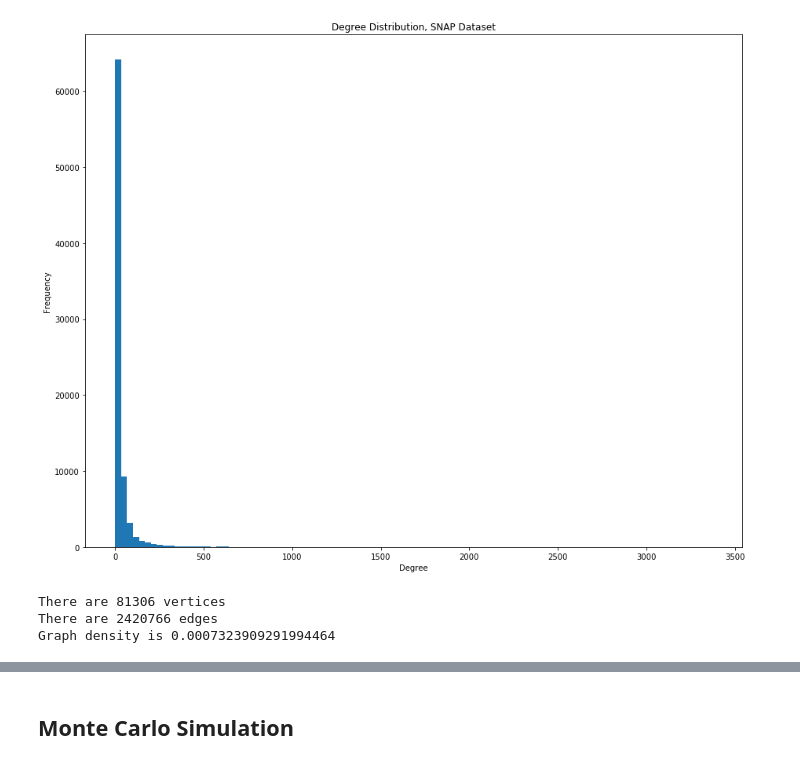
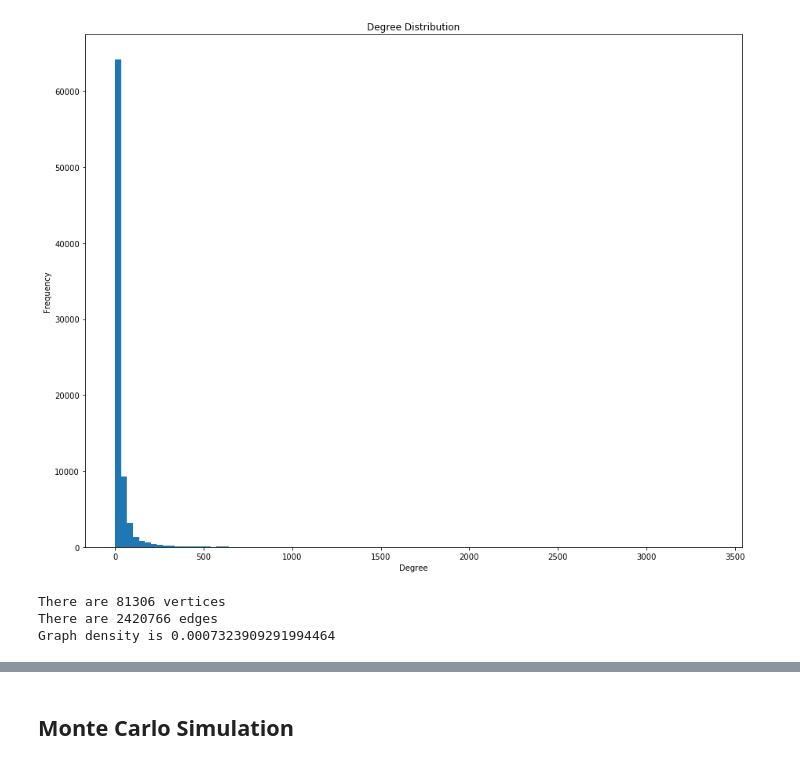
Before and after one commit to mattreyes/rumour-spread-model, a Jupyter notebook: sir_graph_simulation.ipynb, the cells around one changed output, grey strips where cells are left out. Cells and saved outputs as stored; diff of their text form; code cells hidden in the pictures.

```diff
--- a/sir_graph_simulation.ipynb
+++ b/sir_graph_simulation.ipynb
@@ -8,42 +7,46 @@ from collections import defaultdict
 # %%
 # datasets/facebook_combined.txt is from https://snap.stanford.edu/data/ego-Facebook.html
+# DATASET_PATH = "datasets/facebook_combined.txt"; DIRECTED_EDGES = False
+
 # datasets/twitter_combined.txt is from https://snap.stanford.edu/data/ego-Twitter.html
-adjacency_list = defaultdict(list)
-with open("datasets/twitter_combined.txt","r") as f:
+DATASET_PATH = "datasets/twitter_combined.txt"; DIRECTED_EDGES = True
+
+with open(DATASET_PATH,"r") as f:
     edges = np.fromiter((int(n) for x in f.readlines() for n in x.split()), dtype='int')
 
 # remap vertices to their indices
 unique_vertices = np.unique(edges)
 num_vertices = len(unique_vertices)
 vertex_mapping = {vertex: i for i, vertex in enumerate(unique_vertices)}
 edges = np.fromiter((vertex_mapping[vertex] for vertex in edges), dtype='int')
 edges = edges.reshape((-1, 2))
 del unique_vertices
 del vertex_mapping
 
 # Build graph
-g = Graph(directed=True)  # NOTE: Twitter dataset is directed, Facebook dataset is undirected
+g = Graph(directed=DIRECTED_EDGES)  # NOTE: Twitter dataset is directed, Facebook dataset is undirected
 g.add_vertex(num_vertices)
 g.add_edge_list(edges)
 g.vp.colour = g.new_vertex_property("vector<double>")
 g.vp.state = g.new_vertex_property("int16_t")
 g.vp.is_new_believer = g.new_vertex_property("bool")
 
 plt.figure(figsize=(15, 12))
 plt.hist(g.get_out_degrees(g.get_vertices()),bins=100)
 plt.xlabel('Degree')
 plt.ylabel('Frequency')
-plt.title('Degree Distribution, SNAP Dataset')
+plt.title('Degree Distribution')
+plt.savefig('sim_output/degree_distribution.png')
 plt.show()
 
 p = g.num_vertices()
 q = g.num_edges()
 density = q  /  (p * (p - 1) / 2)
 print('There are {0} vertices'.format(p))
 print('There are {0} edges'.format(q))
 print('Graph density is {0}'.format(density))
 # %% [output]
-[figure, old version]
+[figure, new version]
 There are 81306 vertices
 There are 2420766 edges
 Graph density is 0.0007323909291994464
```
Also changed, not shown: parts of 13 cells of this notebook, 42 other files.
